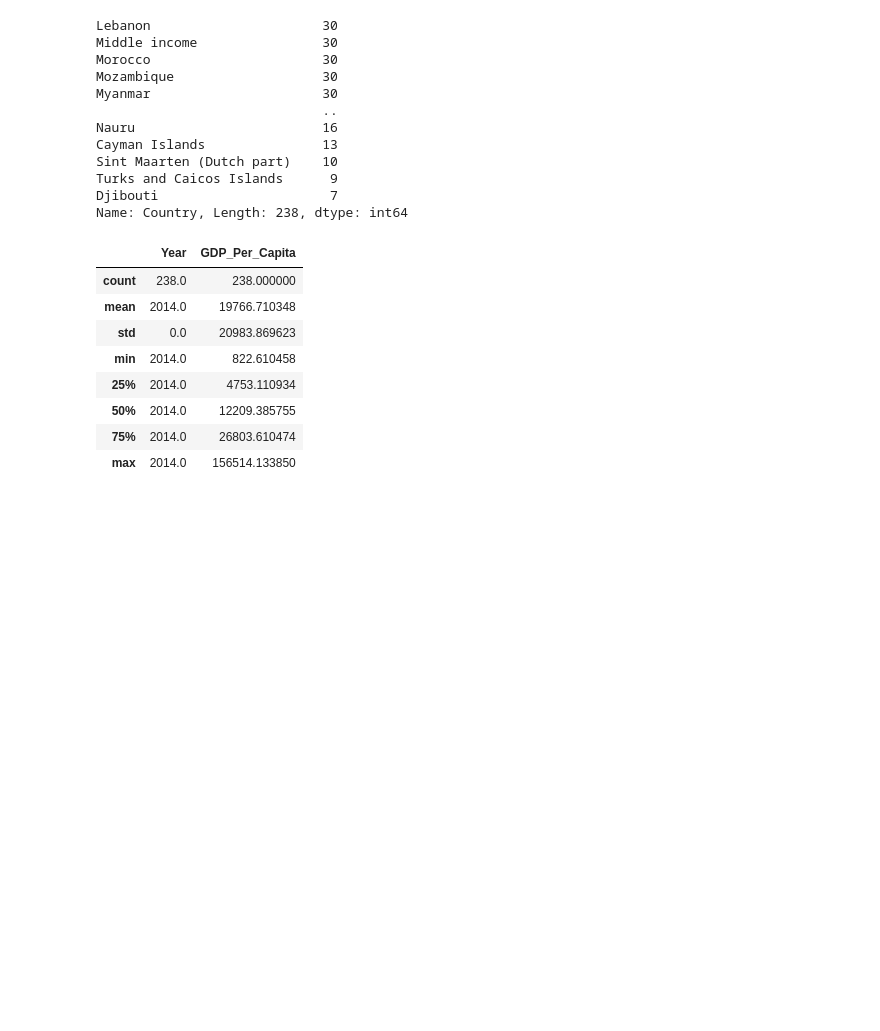
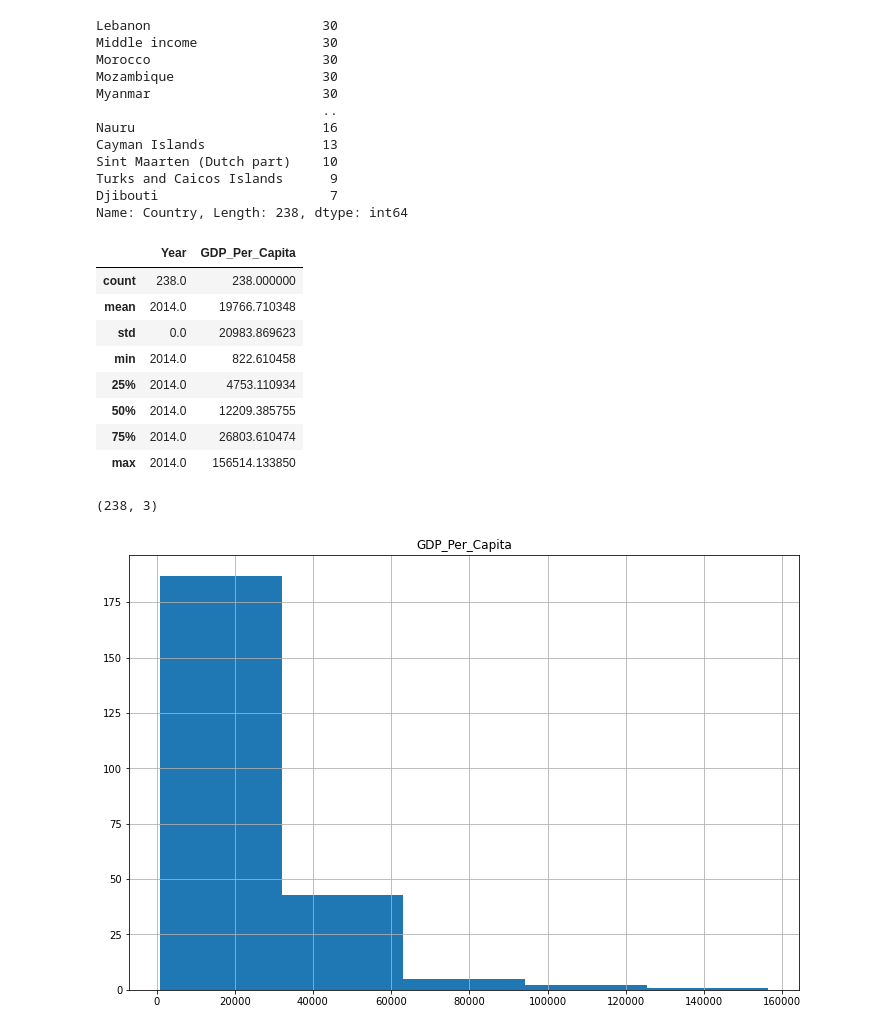
Before and after one commit to AlisonCG1/UN_practice_project, a Jupyter notebook: Notebooks/UN_DATA_EXPLORATION.ipynb, the cells around one changed output. Cells and saved outputs as stored; diff of their text form; code cells hidden in the pictures; blank space fills up the shorter version.

```diff
--- a/Notebooks/UN_DATA_EXPLORATION.ipynb
+++ b/Notebooks/UN_DATA_EXPLORATION.ipynb
@@ -122,3 +122,13 @@ gdp_2014.describe()
 | 50% | 2014.0 | 12209.385755 |
 | 75% | 2014.0 | 26803.610474 |
 | max | 2014.0 | 156514.133850 |
+# %%
+gdp_2014.shape
+# %% [output]
+(238, 3)
+# %%
+#Histogram of GDP Per Capita 2014 - The shape of the distribution is left skewed
+gdp_2014.hist(column='GDP_Per_Capita',bins=5, figsize=(12,8))
+plt.show()
+# %% [output]
+[figure, added]
```
Also changed, not shown: parts of 9 cells of this notebook.
